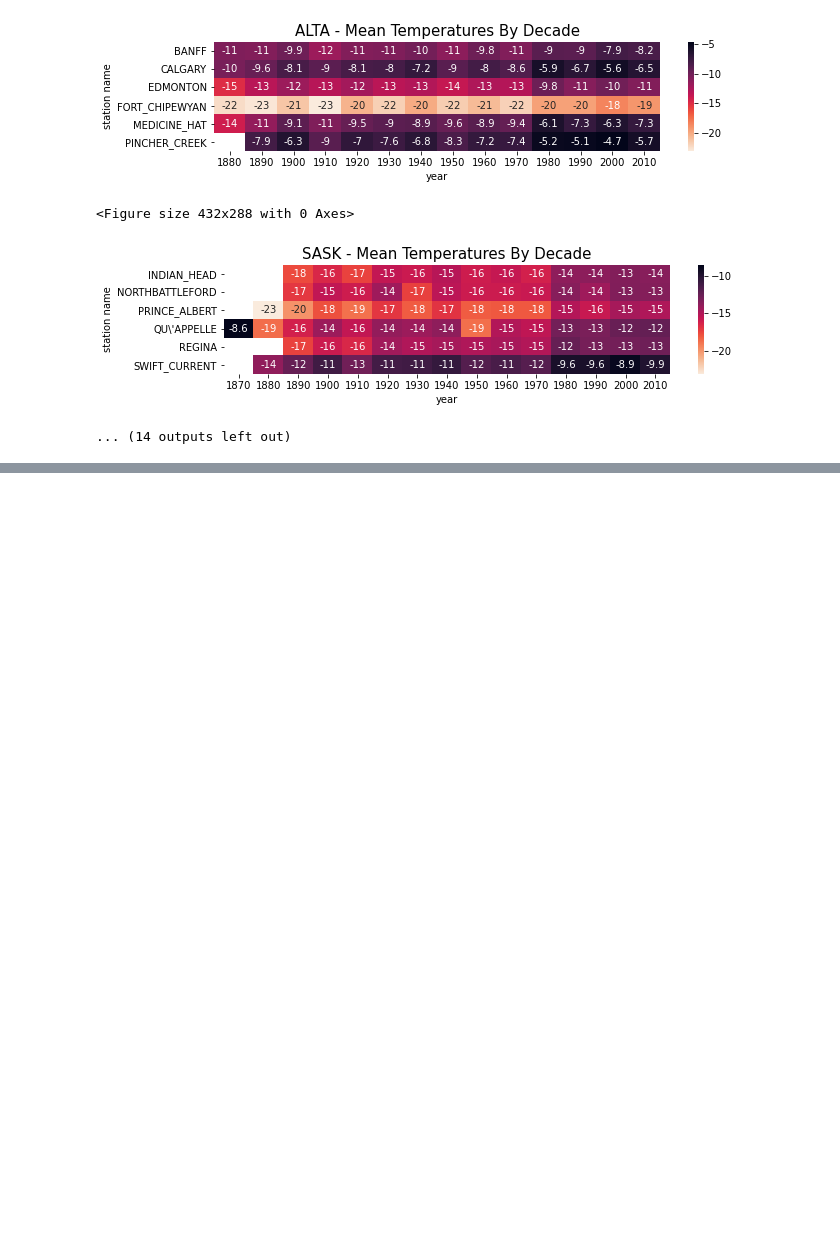
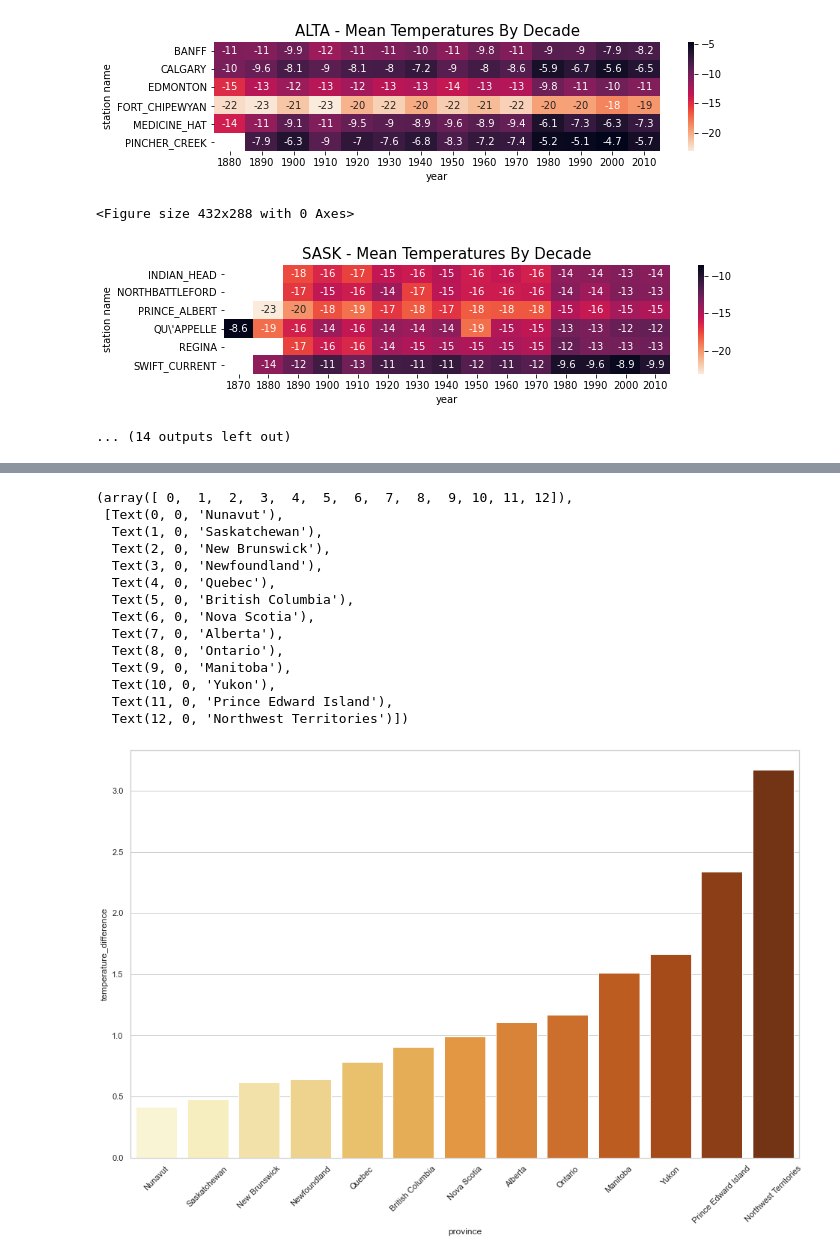
Before and after one commit to ielattar/Climate-Change, a Jupyter notebook: notebooks/temperature_trends.ipynb, the cells around one changed output, grey strips where cells are left out. Saved outputs shown, nothing was run; the diff lists cells and outputs as text; code cells hidden in the pictures; blank space fills up the shorter version.

```diff
--- a/notebooks/temperature_trends.ipynb
+++ b/notebooks/temperature_trends.ipynb
@@ -162,0 +193,11 @@ for aProvince in provinces_list:
+# %%
+averages_df=range_slope_df[["province","slope","temperature_difference"]].groupby("province").mean()
+averages_df=averages_df.reset_index()
+averages_df=averages_df.sort_values(by=['slope'])
+averages_df['slope'] = averages_df['slope'].multiply(100)
+averages_df=averages_df.replace(['YT','ALTA','NFLD','NU','QUE','NWT','MAN','NB','SASK','NS','PEI','BC','ONT'],
+                                ['Yukon','Alberta',
+                                 'Newfoundland',
+                                 'Nunavut','Quebec','Northwest Territories',
+                                 'Manitoba','New Brunswick',
+                                'Saskatchewan','Nova Scotia','Prince Edward Island','British Columbia','Ontario'])
@@ -162,0 +223,26 @@ for aProvince in provinces_list:
+# %%
+sns.set_theme(style="whitegrid")
+
+plt.figure(figsize=(16, 10))
+ax = sns.barplot(x="province",
+                 y="temperature_difference",
+                 data=averages_df,
+                 order=averages_df.sort_values('temperature_difference').province,
+                 palette="YlOrBr")
+plt.xticks(rotation=45)
+# %% [output]
+(array([ 0,  1,  2,  3,  4,  5,  6,  7,  8,  9, 10, 11, 12]),
+ [Text(0, 0, 'Nunavut'),
+  Text(1, 0, 'Saskatchewan'),
+  Text(2, 0, 'New Brunswick'),
+  Text(3, 0, 'Newfoundland'),
+  Text(4, 0, 'Quebec'),
+  Text(5, 0, 'British Columbia'),
+  Text(6, 0, 'Nova Scotia'),
+  Text(7, 0, 'Alberta'),
+  Text(8, 0, 'Ontario'),
+  Text(9, 0, 'Manitoba'),
+  Text(10, 0, 'Yukon'),
+  Text(11, 0, 'Prince Edward Island'),
+  Text(12, 0, 'Northwest Territories')])
+[figure, added]
```
Also changed, not shown: parts of 16 cells of this notebook, 3 other files.
